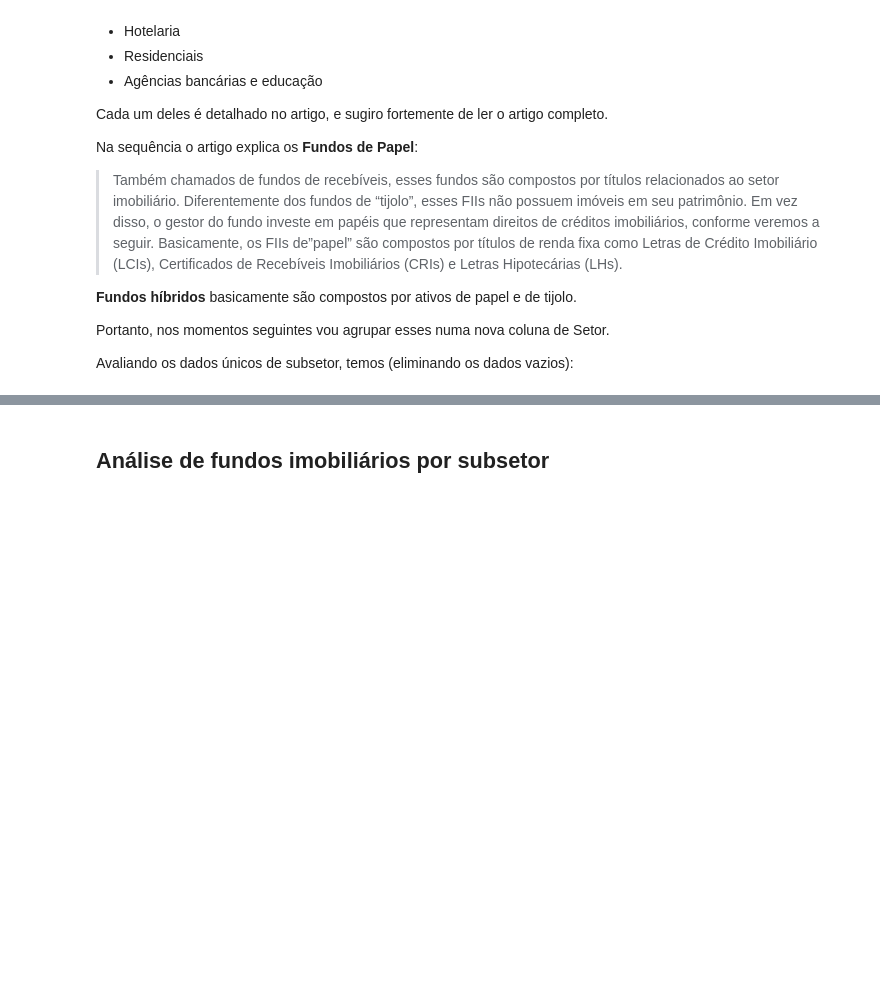
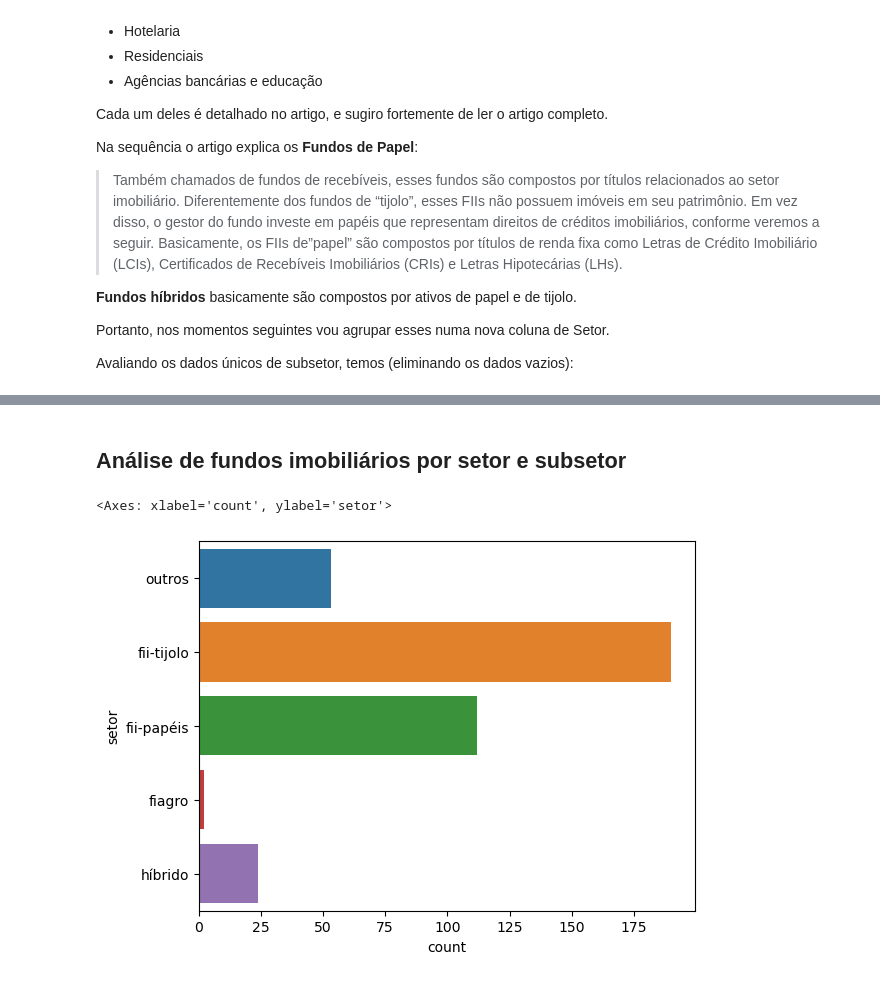
Before and after one commit to Mateus-cpa/analisando_fiis, a Jupyter notebook: analisando-fiis.ipynb, the cells around one changed output, grey strips where cells are left out. Drawn from its saved outputs; the diff is of its cells as text; code cells hidden in the pictures; blank space fills up the shorter version.

```diff
--- a/analisando-fiis.ipynb
+++ b/analisando-fiis.ipynb
@@ -141,5 +237,11 @@ NameError: name 'fiis_class' is not defined
 # %% [markdown]
-## Análise de fundos imobiliários por subsetor
+## Análise de fundos imobiliários por setor e subsetor
+# %%
+sns.countplot(data = fiis_class,
+               y = 'setor')
+# %% [output]
+<Axes: xlabel='count', ylabel='setor'>
+[figure, added]
 # %%
 sns.countplot(data = fiis_class,
                y = 'subsetor')
```
Also changed, not shown: parts of 21 cells of this notebook.
